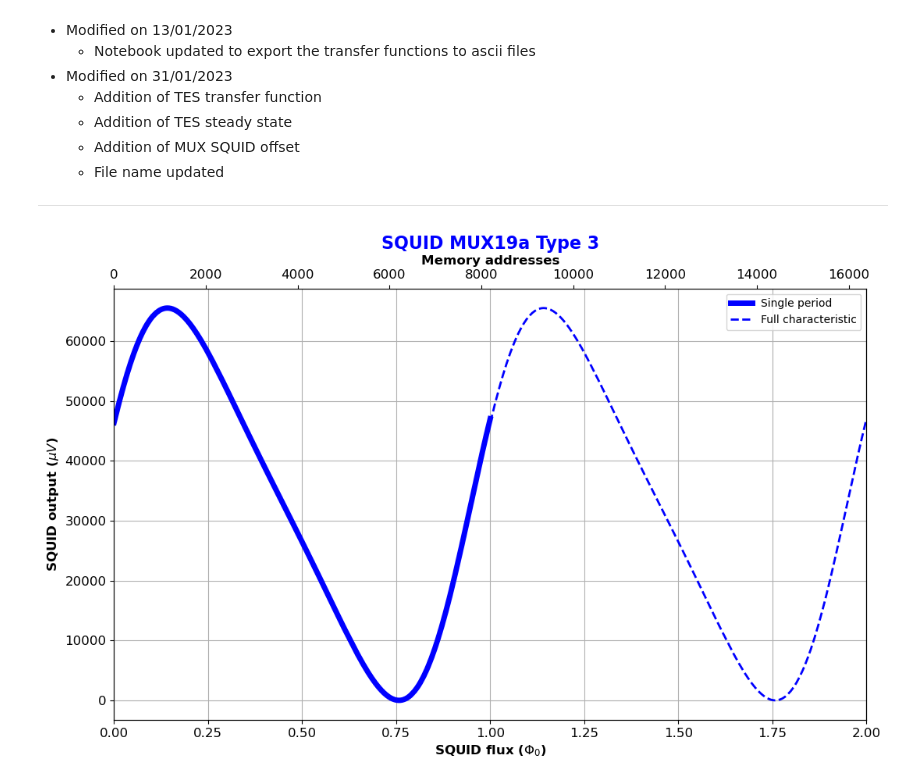
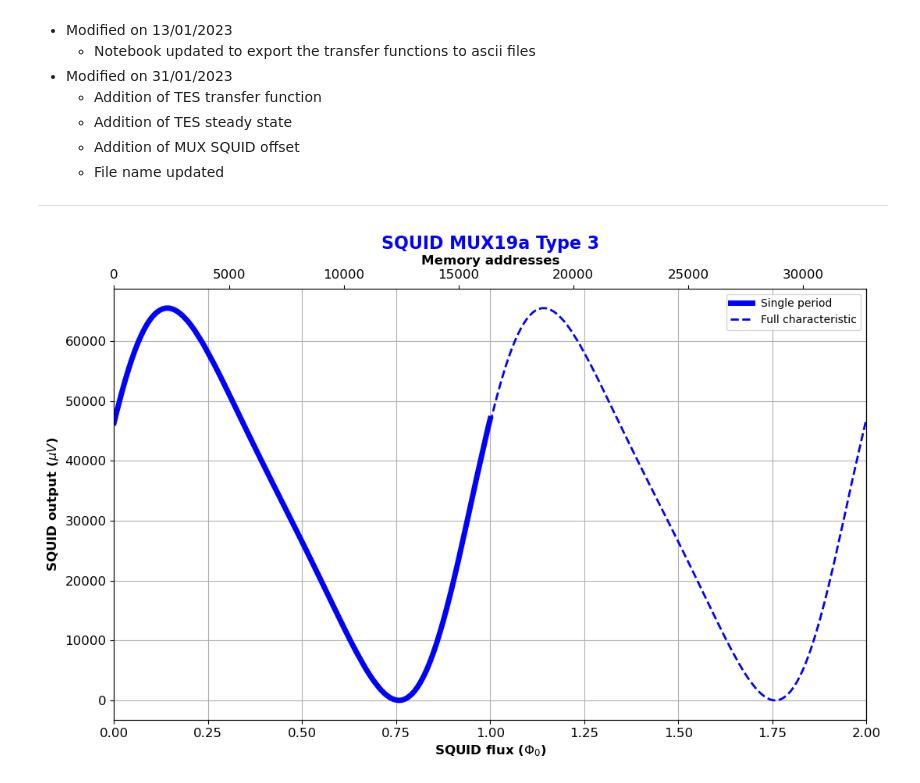
Before and after one commit to LaurentRavera/MyTechNotes, a Jupyter notebook: FPAsim_patterns/mk_transfer_functions.ipynb, the cells around one changed output. Cells and saved outputs as stored; diff of their text form; code cells hidden in the pictures.

```diff
--- a/FPAsim_patterns/mk_transfer_functions.ipynb
+++ b/FPAsim_patterns/mk_transfer_functions.ipynb
@@ -109,7 +109,7 @@ def tes_steady_state(ntes, nbits, ratio):
 # MUX SQUID tranfer function (SQUID MUX19a Type 3)
 ###################################################
 
-def mux_squid(npts, full_scale=True, nbits=16):
+def mux_squid(npts, full_scale=True, nbits=16, plot=False):
 
     a=np.array([2.40329e-06, 9.54011e-06])
     p=np.array([6.299441, -0.94834025, 0.39483974])
@@ -119,7 +119,13 @@ def mux_squid(npts, full_scale=True, nbits=16):
 
     if full_scale:
         y = (y-y.min())*(2**nbits-1)/(y.max()-y.min())
-    return (x, np.round(y).astype(int))
+
+    y = np.round(y).astype(int)
+
+    if plot:
+        plot_squid_tf(x, y, "SQUID MUX19a Type 3", "mux_squid.png")
+
+    return (x, y)
 # %%
 ###################################################
 # MUX SQUID offset
@@ -223,38 +229,32 @@ nom_fichier = "mux_squid_tf.mem"
 tf_to_file(tf_mux_sq, word_length_in_bits, nom_fichier)
 #nom_fichier = "triangle_mux_squid_tf.mem"
 #tf_to_file(tf_triangle_mux_sq, word_length_in_bits, nom_fichier)
 
 
 ############
 # MUX SQUID offset
 ############
 nsquids=64
 word_length_in_bits = 16
 offset = mux_squid_offset(nsquids, nbits=word_length_in_bits)
 
 # Exporting MUX SQUID offset to a file
 nom_fichier = "mux_squid_offset.mem"
 tf_to_file(offset, word_length_in_bits, nom_fichier)
 
 
 ############
 # AMP SQUID transfer function
 ############
 npts=2**14
 word_length_in_bits = 16
-x_amp_sq, tf_amp_sq = mux_squid(npts, full_scale=True, nbits=word_length_in_bits)
+x_amp_sq, tf_amp_sq = mux_squid(npts, full_scale=True, nbits=word_length_in_bits, plot=True)
 #x_triangle_amp_sq, tf_triangle_amp_sq = triangle_squid(npts, nbits=word_length_in_bits) # for tests
 
 # Exporting AMP SQUID transfer functions to a file
 nom_fichier = "amp_squid_tf.mem"
 tf_to_file(tf_amp_sq, word_length_in_bits, nom_fichier)
 #nom_fichier = "triangle_amp_squid_tf.txt"
 #tf_to_file(tf_triangle_amp_sq, word_length_in_bits, nom_fichier)
-
-
-#############################
-# Plotting transfer function
-#############################
-plot_squid_tf(x_mux_sq, tf_mux_sq, "SQUID MUX19a Type 3", "mux_squid.png")
 # %% [output]
-[figure, old version]
+[figure, new version]
```
